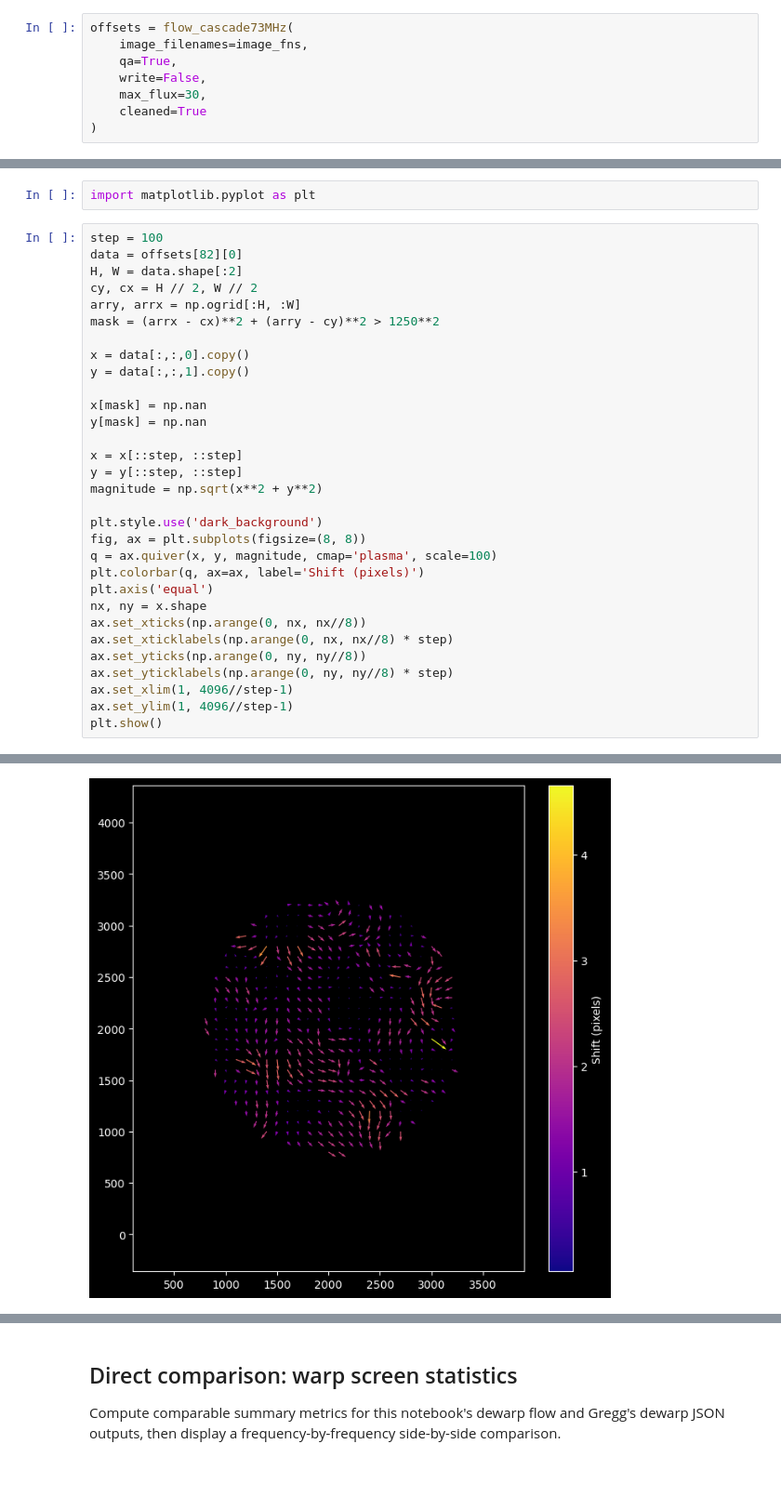
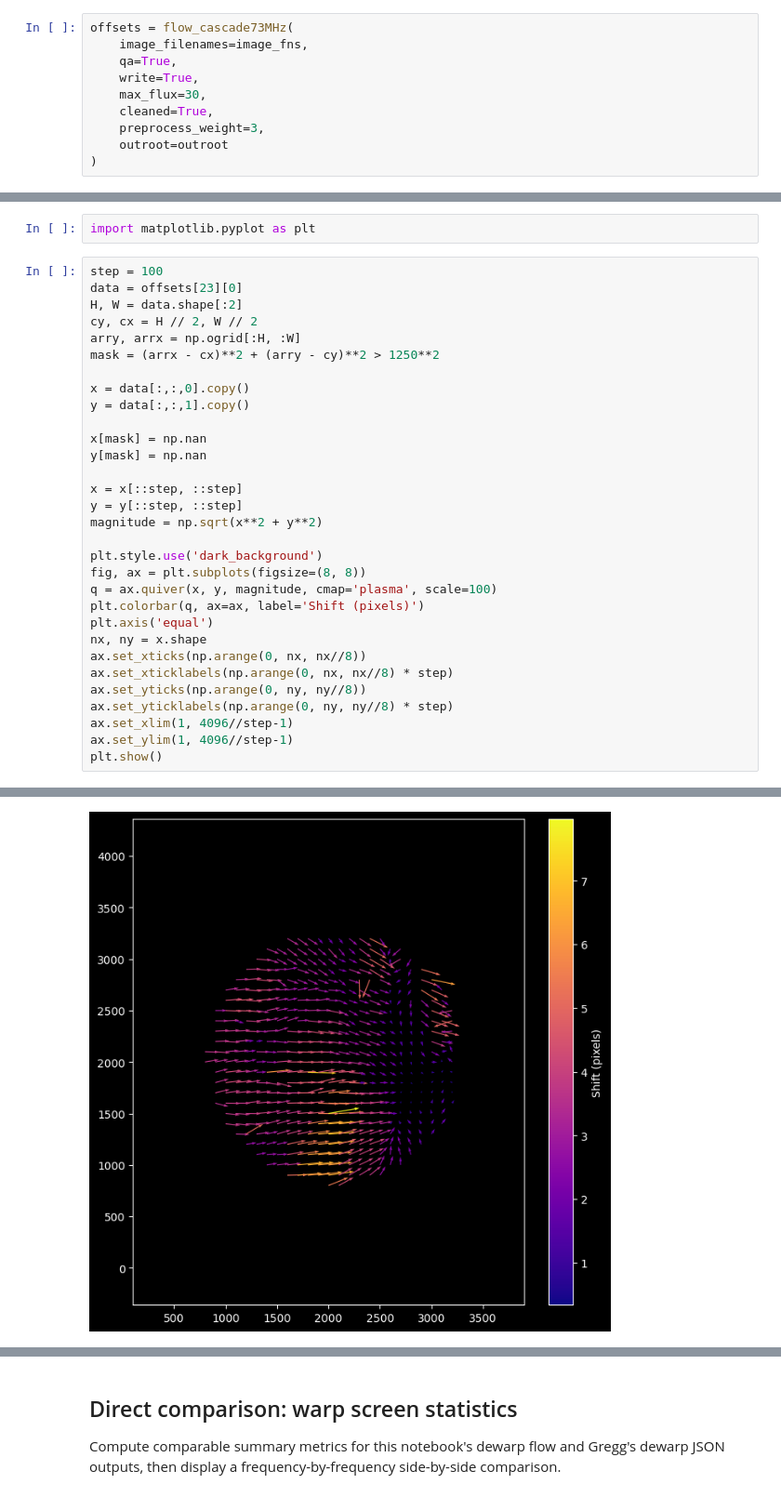
Before and after one commit to ovro-lwa/image-plane-correction, a Jupyter notebook: notebooks/optical_flow3.ipynb, the cells around one changed output, grey strips where cells are left out. Shown at 93% size. Cells and saved outputs as stored; diff of their text form.

```diff
--- a/notebooks/optical_flow3.ipynb
+++ b/notebooks/optical_flow3.ipynb
@@ -25,9 +24,11 @@ assert len(image_fns) == len(psf_fns)
 offsets = flow_cascade73MHz(
     image_filenames=image_fns,
     qa=True,
-    write=False,
+    write=True,
     max_flux=30,
-    cleaned=True
+    cleaned=True,
+    preprocess_weight=3,
+    outroot=outroot
 )
 # %% [output]
 Processing 73MHz-I-Taper-10min-20241218_030021-image.fits
@@ -120,35 +135,35 @@ display.Image('/fast/claw/2024-12-18/Science_20260419_030857/Dewarp_Diagnostics/
 import matplotlib.pyplot as plt
 # %%
 step = 100
-data = offsets[82][0]
+data = offsets[23][0]
 H, W = data.shape[:2]
 cy, cx = H // 2, W // 2
 arry, arrx = np.ogrid[:H, :W]
 mask = (arrx - cx)**2 + (arry - cy)**2 > 1250**2
 
 x = data[:,:,0].copy()
 y = data[:,:,1].copy()
 
 x[mask] = np.nan
 y[mask] = np.nan
 
 x = x[::step, ::step]
 y = y[::step, ::step]
 magnitude = np.sqrt(x**2 + y**2)
 
 plt.style.use('dark_background')
 fig, ax = plt.subplots(figsize=(8, 8))
 q = ax.quiver(x, y, magnitude, cmap='plasma', scale=100)
 plt.colorbar(q, ax=ax, label='Shift (pixels)')
 plt.axis('equal')
 nx, ny = x.shape
 ax.set_xticks(np.arange(0, nx, nx//8))
 ax.set_xticklabels(np.arange(0, nx, nx//8) * step)
 ax.set_yticks(np.arange(0, ny, ny//8))
 ax.set_yticklabels(np.arange(0, ny, ny//8) * step)
 ax.set_xlim(1, 4096//step-1)
 ax.set_ylim(1, 4096//step-1)
 plt.show()
 # %% [output]
 Ignoring fixed y limits to fulfill fixed data aspect with adjustable data limits.
-[figure, old version]
+[figure, new version]
```
Also changed, not shown: parts of 21 cells of this notebook, 2 other files.
